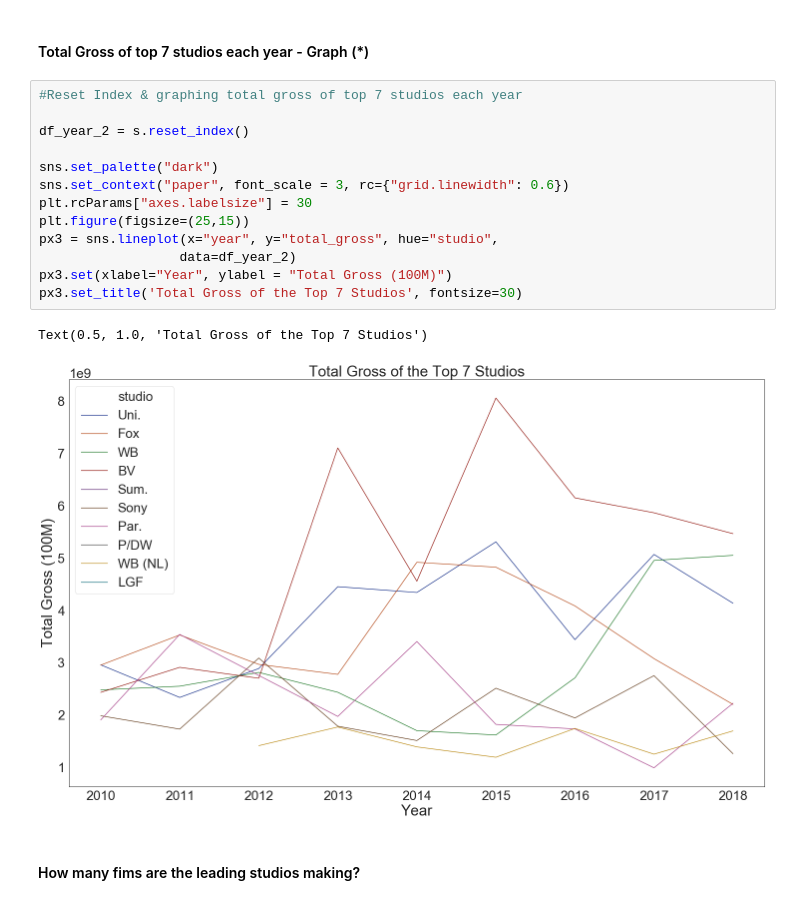
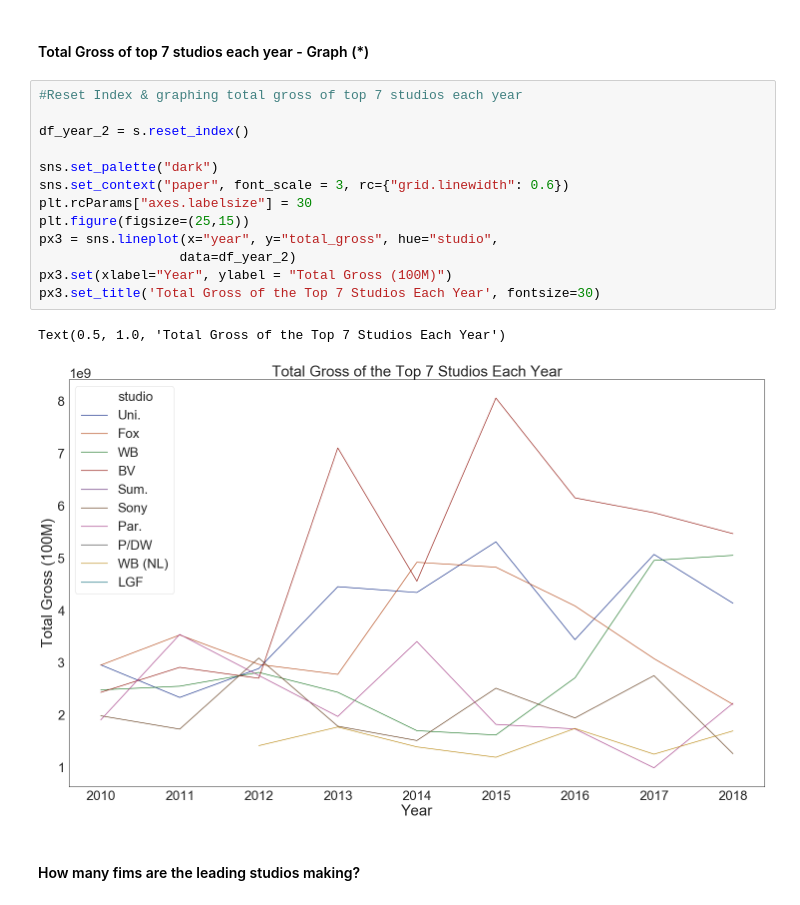
Before and after one commit to fecezar/movie-analysis-project, a Jupyter notebook: dylan_project/dylan_final.ipynb, the cells around one changed output. Cells and saved outputs as stored; diff of their text form.

```diff
--- a/dylan_project/dylan_final.ipynb
+++ b/dylan_project/dylan_final.ipynb
@@ -993,19 +993,19 @@ s = topseven_prod_comp_year.to_frame()
 # %%
 #Reset Index & graphing total gross of top 7 studios each year
 
 df_year_2 = s.reset_index()
 
 sns.set_palette("dark")
 sns.set_context("paper", font_scale = 3, rc={"grid.linewidth": 0.6})
 plt.rcParams["axes.labelsize"] = 30
 plt.figure(figsize=(25,15))
 px3 = sns.lineplot(x="year", y="total_gross", hue="studio",
                   data=df_year_2)
 px3.set(xlabel="Year", ylabel = "Total Gross (100M)")
-px3.set_title('Total Gross of the Top 7 Studios', fontsize=30)
+px3.set_title('Total Gross of the Top 7 Studios Each Year', fontsize=30)
 # %% [output]
-Text(0.5, 1.0, 'Total Gross of the Top 7 Studios')
+Text(0.5, 1.0, 'Total Gross of the Top 7 Studios Each Year')
-[figure, old version]
+[figure, new version]
 # %% [markdown]
 #### How many fims are the leading studios making?
 # %%
```
Also changed, not shown: parts of 2 cells of this notebook, 6 other files.
